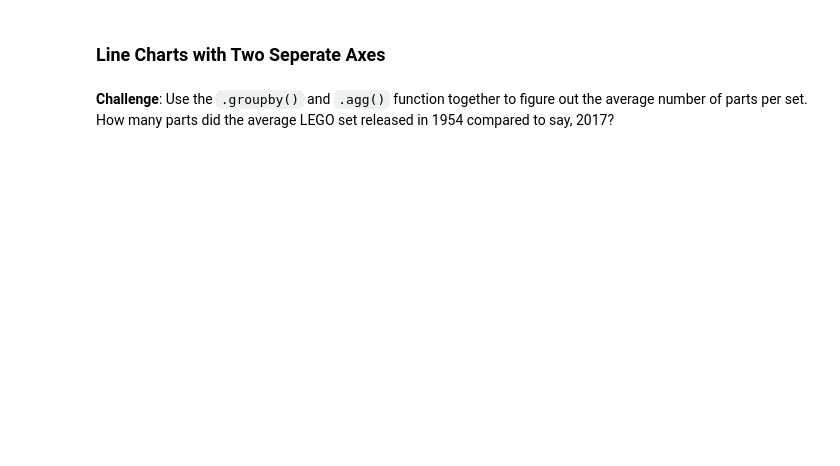
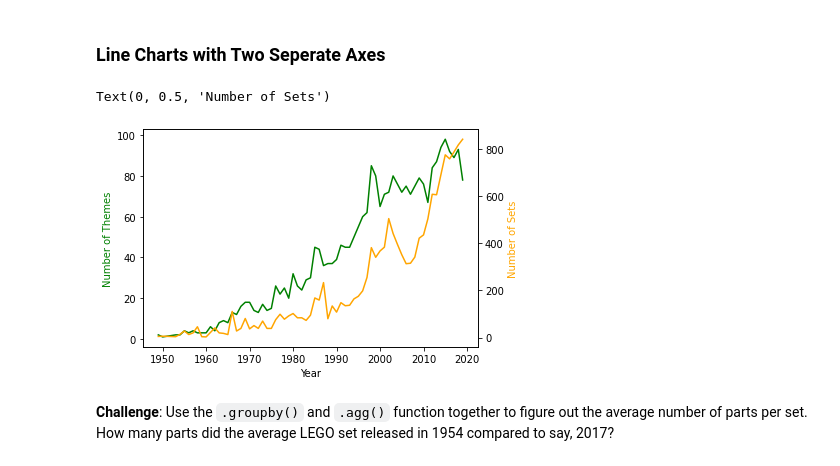
Before and after one commit to tomweinandy/100DaysOfCode, a Jupyter notebook: Projects/Day073/Lego_Analysis.ipynb, the cells around one changed output. Saved outputs shown, nothing was run; the diff lists cells and outputs as text; code cells hidden in the pictures; blank space fills up the shorter version.

```diff
--- a/Projects/Day073/Lego_Analysis.ipynb
+++ b/Projects/Day073/Lego_Analysis.ipynb
@@ -201,4 +219,17 @@ Let's work out the number of different themes shipped by year. This means we hav
 # %% [markdown]
 ### Line Charts with Two Seperate Axes
+# %%
+ax1 = plt.gca()  # get the axis
+ax2 = ax1.twinx()  # create another axis that shares the same x-axis
+
+ax1.plot(themes_before_2020_year, color='g')
+ax2.plot(sets_before_2020_year, color='orange')
+
+ax1.set_xlabel('Year')
+ax1.set_ylabel('Number of Themes', color='g')
+ax2.set_ylabel('Number of Sets', color='orange')
+# %% [output]
+Text(0, 0.5, 'Number of Sets')
+[figure, added]
 # %% [markdown]
 **Challenge**: Use the <code>.groupby()</code> and <code>.agg()</code> function together to figure out the average number of parts per set. How many parts did the average LEGO set released in 1954 compared to say, 2017?
```
Also changed, not shown: parts of 5 cells of this notebook.
